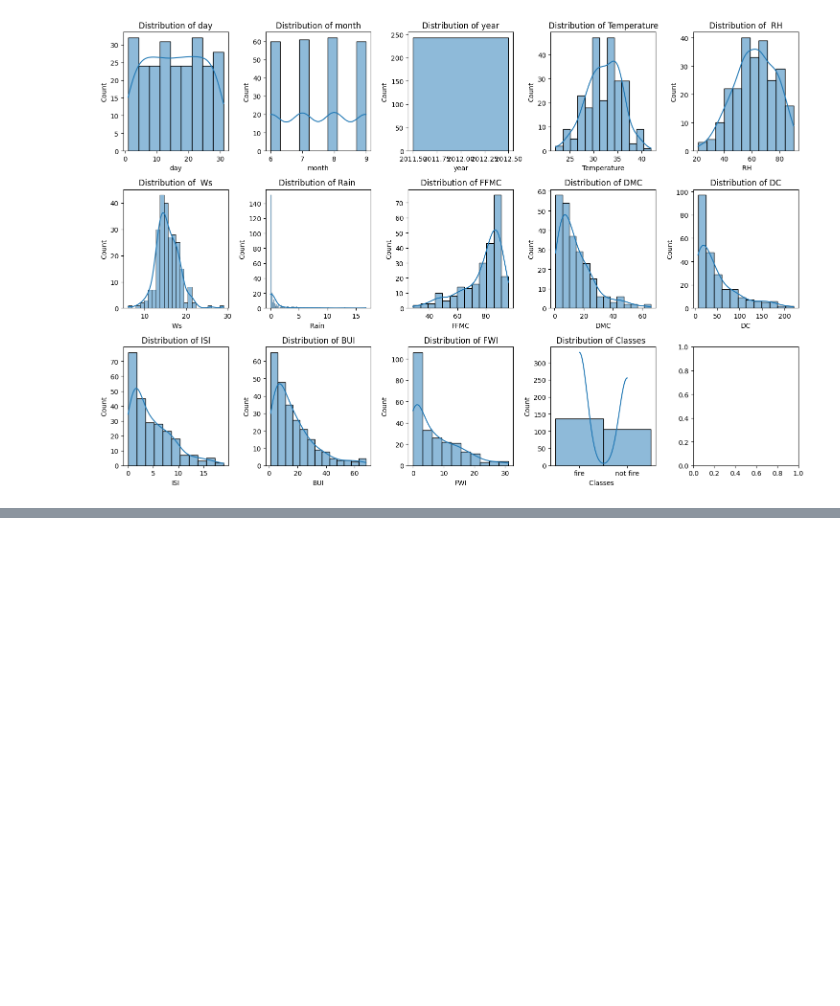
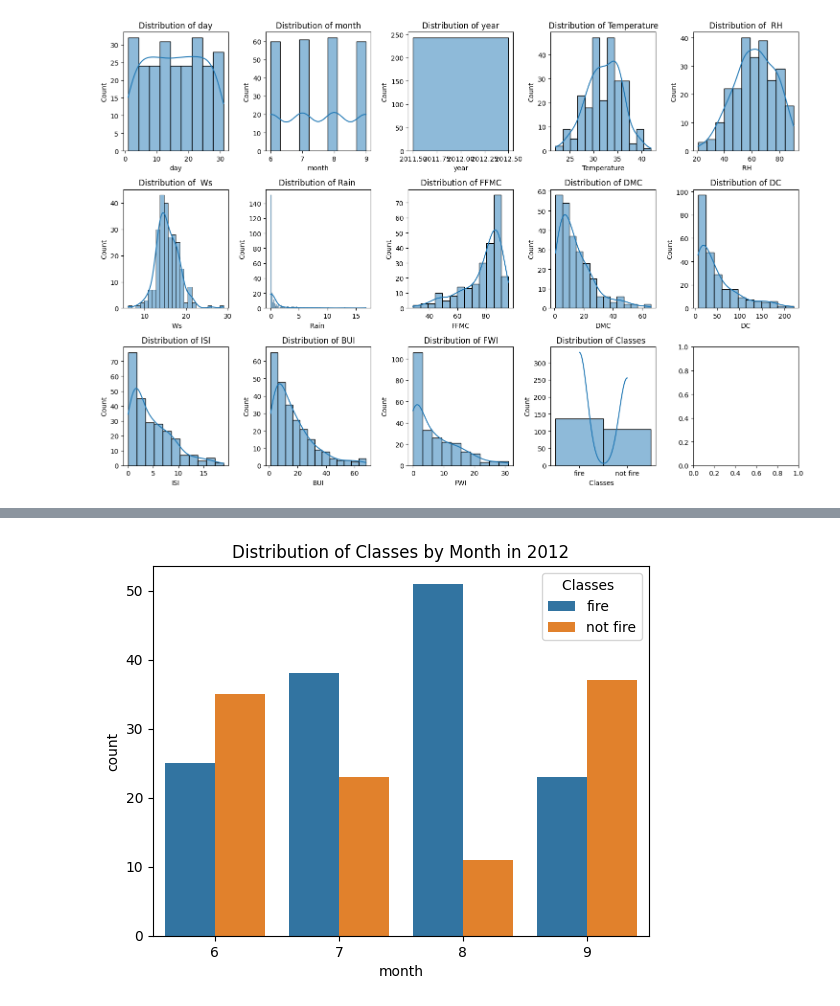
Before and after one commit to inikanipp/Algerian_Forest_Fires_Classification_Prediction, a Jupyter notebook: model/random_forest_classification.ipynb, the cells around one changed output, grey strips where cells are left out. Cells and saved outputs as stored; diff of their text form; code cells hidden in the pictures; blank space fills up the shorter version.

```diff
--- a/model/random_forest_classification.ipynb
+++ b/model/random_forest_classification.ipynb
@@ -213,0 +223,6 @@ plt.show()
+# %%
+sns.countplot(data=dataset, x="month", hue="Classes  ")
+plt.title("Distribution of Classes by Month in 2012")
+plt.show()
+# %% [output]
+[figure, added]
```
Also changed, not shown: parts of 7 cells of this notebook.
